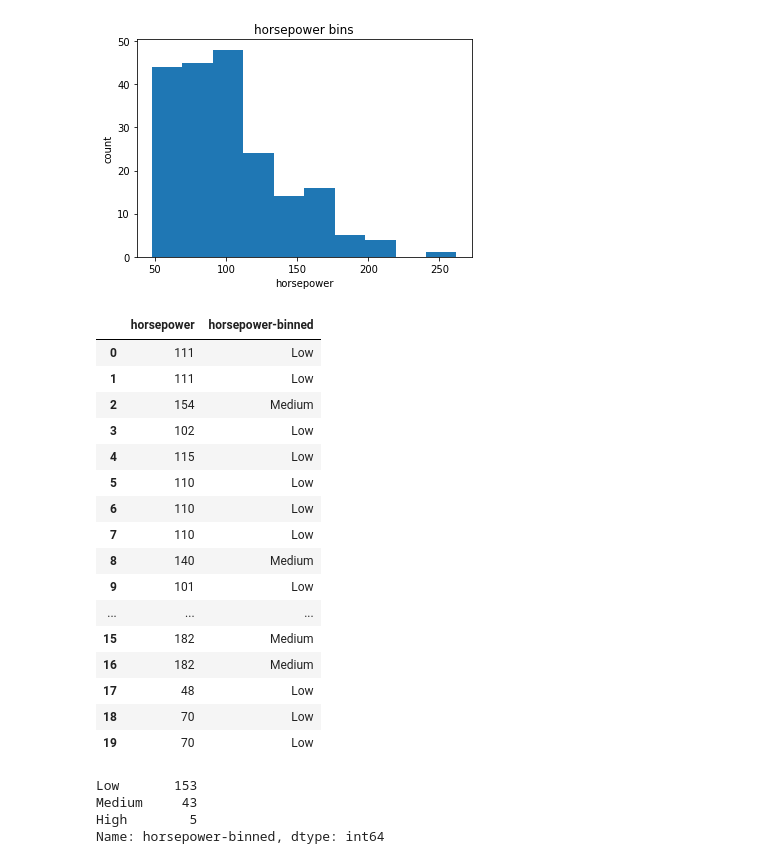
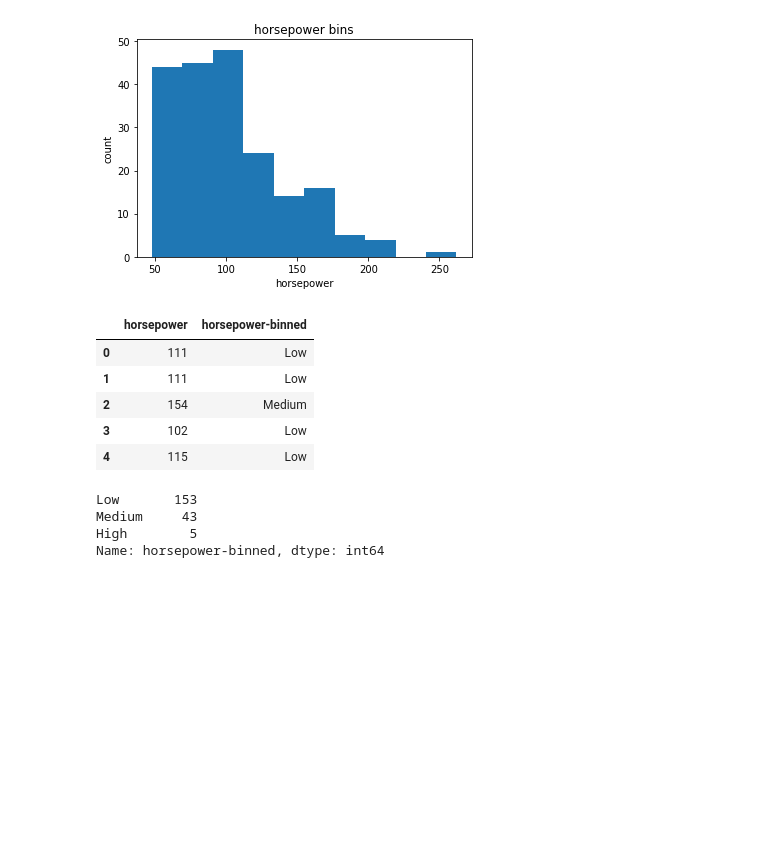
Before and after one commit to golkarb/learn_python, a Jupyter notebook: data_preprocess.ipynb, the cells around one changed output. Drawn from its saved outputs; the diff is of its cells as text; code cells hidden in the pictures; blank space fills up the shorter version.

```diff
--- a/data_preprocess.ipynb
+++ b/data_preprocess.ipynb
@@ -131,2 +133,2 @@ df["horsepower"].replace(np.nan, avg_horsepower, inplace=True)
 # %%
-df["horsepower"] = df["horsepower"].astype(int, inplace=True)
+df["horsepower"]=df["horsepower"].astype("int")
@@ -146,26 +150,15 @@ Text(0.5,1,'horsepower bins')
 # %%
 bins = np.linspace(min(df["horsepower"]), max(df["horsepower"]), 4)
 group_names = ['Low', 'Medium', 'High']
 df['horsepower-binned'] = pd.cut(df['horsepower'], bins, labels=group_names, include_lowest=True )
-df[['horsepower','horsepower-binned']].head(20)
+df[['horsepower','horsepower-binned']].head()
 # %% [output]
 |  | horsepower | horsepower-binned |
 | 0 | 111 | Low |
 | 1 | 111 | Low |
 | 2 | 154 | Medium |
 | 3 | 102 | Low |
 | 4 | 115 | Low |
-| 5 | 110 | Low |
-| 6 | 110 | Low |
-| 7 | 110 | Low |
-| 8 | 140 | Medium |
-| 9 | 101 | Low |
-| ... | ... | ... |
-| 15 | 182 | Medium |
-| 16 | 182 | Medium |
-| 17 | 48 | Low |
-| 18 | 70 | Low |
-| 19 | 70 | Low |
 # %%
 df["horsepower-binned"].value_counts()
 # %% [output]
```
Also changed, not shown: parts of 8 cells of this notebook, 2 other files.
